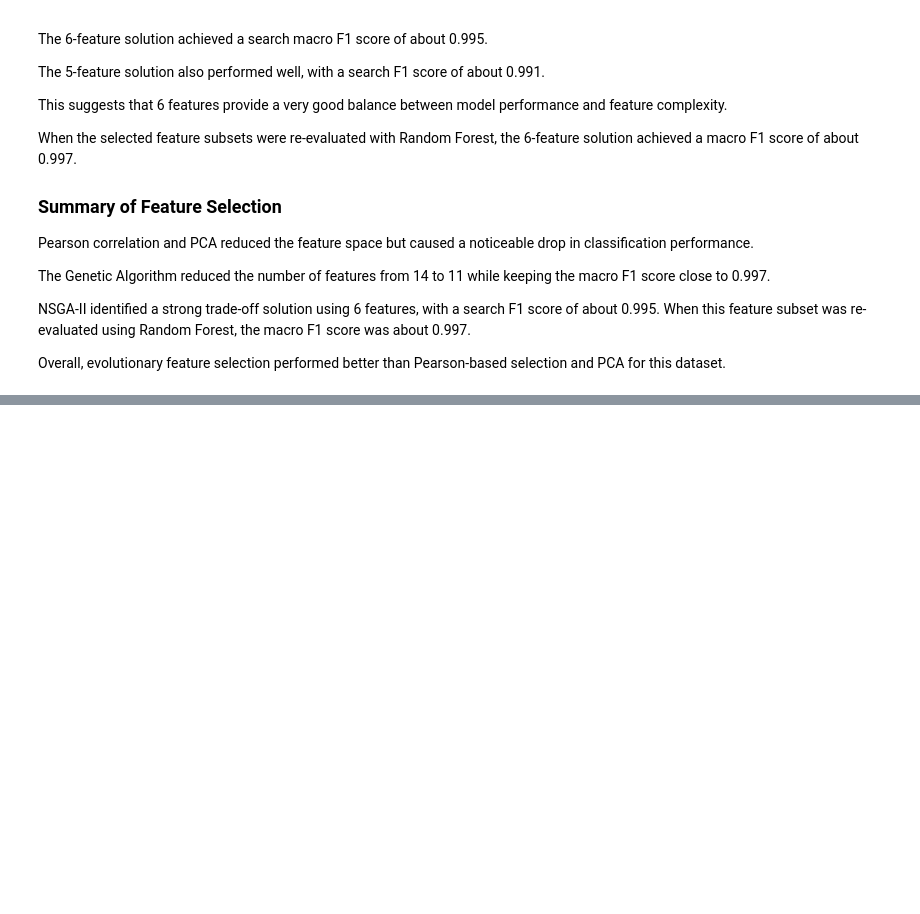
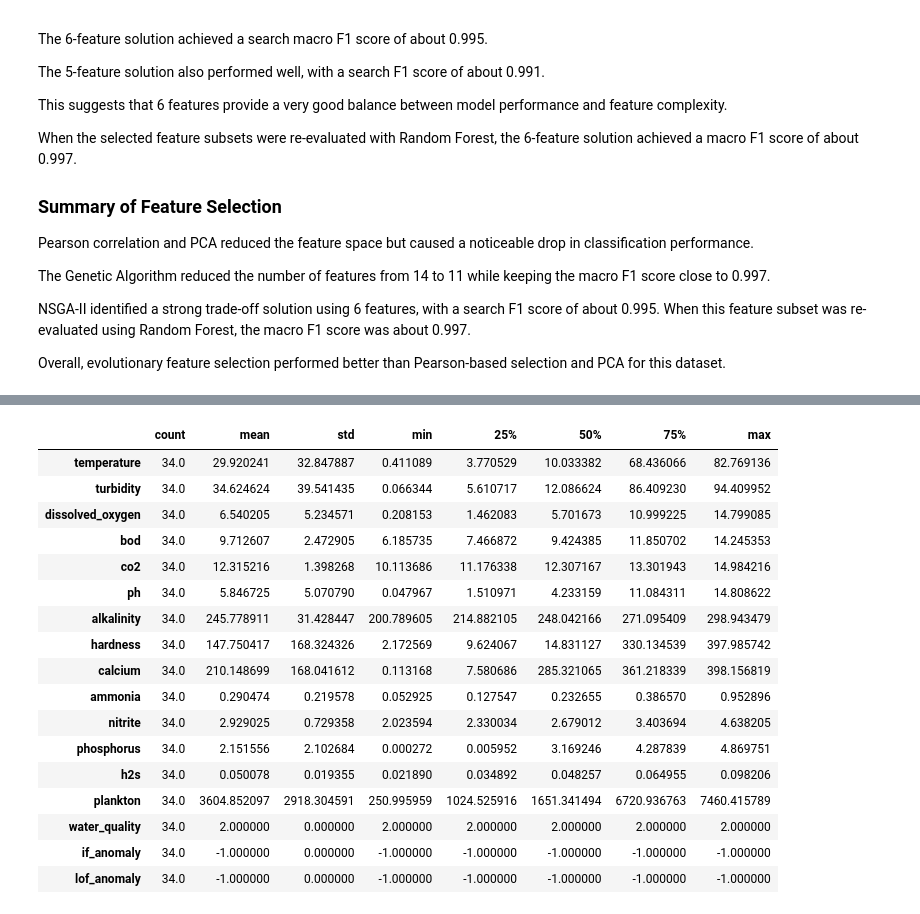
Before and after one commit to elodie-wu/ai-aquaculture-research-demos, a Jupyter notebook: 01-environmental-risk-and-anomaly-detection/notebooks/aquaculture-analysis.ipynb, the cells around one changed output, grey strips where cells are left out. Drawn from its saved outputs; the diff is of its cells as text; code cells hidden in the pictures; blank space fills up the shorter version.

```diff
--- a/01-environmental-risk-and-anomaly-detection/notebooks/aquaculture-analysis.ipynb
+++ b/01-environmental-risk-and-anomaly-detection/notebooks/aquaculture-analysis.ipynb
@@ -1166,0 +1211,16 @@ Overall, evolutionary feature selection performed better than Pearson-based sele
+# %%
+from sklearn.neighbors import LocalOutlierFactor
+
+lof_model = LocalOutlierFactor(
+    n_neighbors=20,
+    contamination=0.05
+)
+
+lof_labels = lof_model.fit_predict(X_anomaly_scaled)
+lof_anomalies = (lof_labels == -1).sum()
+
+print("LOF anomalies:", lof_anomalies)
+print(
+    "Anomaly percentage:",
+    lof_anomalies / len(df) * 100
+)
@@ -1166,0 +1232,18 @@ Overall, evolutionary feature selection performed better than Pearson-based sele
+# %%
+df_anomaly = df.copy()
+
+df_anomaly["if_anomaly"] = if_labels
+df_anomaly["lof_anomaly"] = lof_labels
+
+df_anomaly["ensemble_anomaly"] = (
+    (df_anomaly["if_anomaly"] == -1) &
+    (df_anomaly["lof_anomaly"] == -1)
+)
+
+ensemble_count = df_anomaly["ensemble_anomaly"].sum()
+
+print("Anomalies detected by both methods:", ensemble_count)
+print(
+    "Percentage:",
+    ensemble_count / len(df_anomaly) * 100
+)
@@ -1166,0 +1253,6 @@ Overall, evolutionary feature selection performed better than Pearson-based sele
+# %%
+ensemble_anomalies = df_anomaly[
+    df_anomaly["ensemble_anomaly"]
+]
+
+ensemble_anomalies.head()
@@ -1166,0 +1266,21 @@ Overall, evolutionary feature selection performed better than Pearson-based sele
+# %%
+ensemble_anomalies.describe().T
+# %% [output]
+|  | count | mean | std | min | 25% | 50% | 75% | max |
+| temperature | 34.0 | 29.920241 | 32.847887 | 0.411089 | 3.770529 | 10.033382 | 68.436066 | 82.769136 |
+| turbidity | 34.0 | 34.624624 | 39.541435 | 0.066344 | 5.610717 | 12.086624 | 86.409230 | 94.409952 |
+| dissolved_oxygen | 34.0 | 6.540205 | 5.234571 | 0.208153 | 1.462083 | 5.701673 | 10.999225 | 14.799085 |
+| bod | 34.0 | 9.712607 | 2.472905 | 6.185735 | 7.466872 | 9.424385 | 11.850702 | 14.245353 |
+| co2 | 34.0 | 12.315216 | 1.398268 | 10.113686 | 11.176338 | 12.307167 | 13.301943 | 14.984216 |
+| ph | 34.0 | 5.846725 | 5.070790 | 0.047967 | 1.510971 | 4.233159 | 11.084311 | 14.808622 |
+| alkalinity | 34.0 | 245.778911 | 31.428447 | 200.789605 | 214.882105 | 248.042166 | 271.095409 | 298.943479 |
+| hardness | 34.0 | 147.750417 | 168.324326 | 2.172569 | 9.624067 | 14.831127 | 330.134539 | 397.985742 |
+| calcium | 34.0 | 210.148699 | 168.041612 | 0.113168 | 7.580686 | 285.321065 | 361.218339 | 398.156819 |
+| ammonia | 34.0 | 0.290474 | 0.219578 | 0.052925 | 0.127547 | 0.232655 | 0.386570 | 0.952896 |
+| nitrite | 34.0 | 2.929025 | 0.729358 | 2.023594 | 2.330034 | 2.679012 | 3.403694 | 4.638205 |
+| phosphorus | 34.0 | 2.151556 | 2.102684 | 0.000272 | 0.005952 | 3.169246 | 4.287839 | 4.869751 |
+| h2s | 34.0 | 0.050078 | 0.019355 | 0.021890 | 0.034892 | 0.048257 | 0.064955 | 0.098206 |
+| plankton | 34.0 | 3604.852097 | 2918.304591 | 250.995959 | 1024.525916 | 1651.341494 | 6720.936763 | 7460.415789 |
+| water_quality | 34.0 | 2.000000 | 0.000000 | 2.000000 | 2.000000 | 2.000000 | 2.000000 | 2.000000 |
+| if_anomaly | 34.0 | -1.000000 | 0.000000 | -1.000000 | -1.000000 | -1.000000 | -1.000000 | -1.000000 |
+| lof_anomaly | 34.0 | -1.000000 | 0.000000 | -1.000000 | -1.000000 | -1.000000 | -1.000000 | -1.000000 |
```
Also changed, not shown: parts of 20 cells of this notebook.
